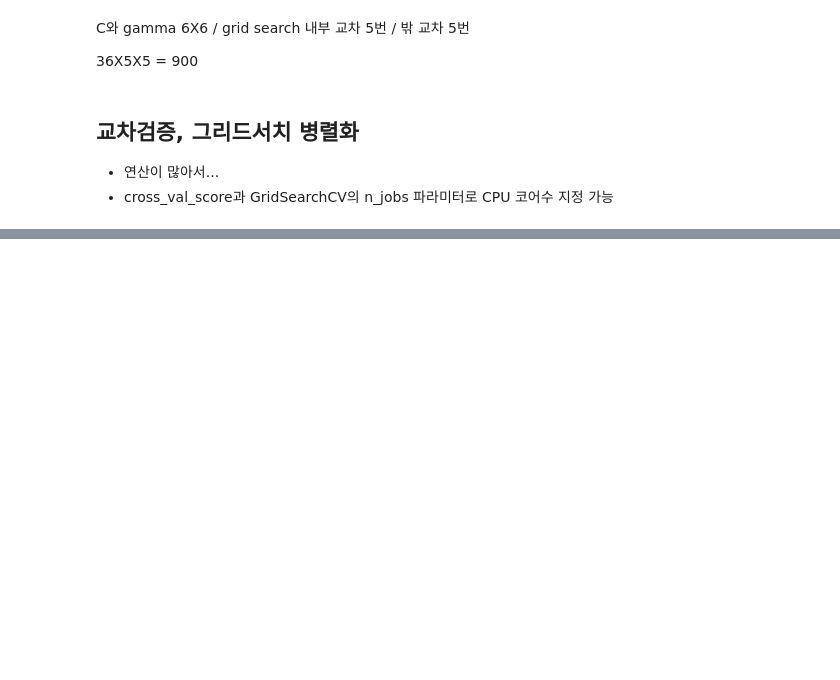
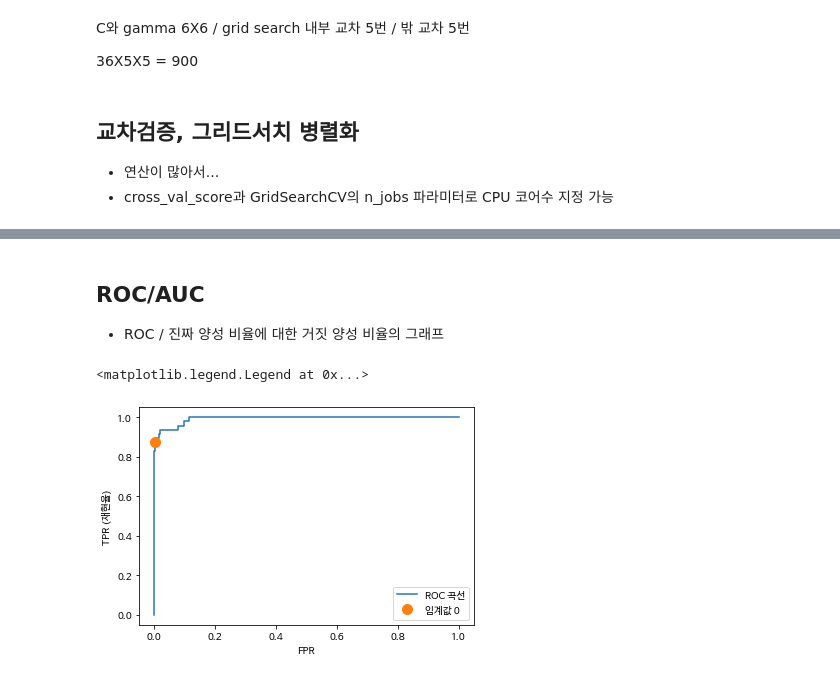
Before and after one commit to comet08/Machine_Learning, a Jupyter notebook: 9주차/ModelEvaluation.ipynb, the cells around one changed output, grey strips where cells are left out. Drawn from its saved outputs; the diff is of its cells as text; code cells hidden in the pictures; blank space fills up the shorter version.

```diff
--- a/9주차/ModelEvaluation.ipynb
+++ b/9주차/ModelEvaluation.ipynb
@@ -510,0 +537,15 @@ C와 gamma 6X6 / grid search 내부 교차 5번 / 밖 교차 5번
+# %%
+from sklearn.tree import DecisionTreeClassifier
+
+dt = DecisionTreeClassifier(max_depth=2).fit(X_train, y_train)
+
+pred_tree = dt.predict(X_test)
+print("결정 트리 점수 : {:.2f}".format(dt.score(X_test, y_test)))
+
+dummy = DummyClassifier(strategy = 'stratified').fit(X_train, y_train)
+print("더미 점수 : {:.2f}".format(dummy.score(X_test, y_test)))
+
+## stratified = 훈련 세트와 같은 비율로 예측
+
+log = LogisticRegression(C=0.1, max_iter=2000).fit(X_train, y_train)
+print("로지스틱 점수 : {:.2f}".format(log.score(X_test, y_test)))
@@ -510,0 +694,21 @@ C와 gamma 6X6 / grid search 내부 교차 5번 / 밖 교차 5번
+# %% [markdown]
+## ROC/AUC
+
+
+- ROC / 진짜 양성 비율에 대한 거짓 양성 비율의 그래프
+# %%
+from sklearn.metrics import roc_curve
+
+fpr, tpr, thresholds = roc_curve(y_test, log.decision_function(X_test))
+
+plt.plot(fpr, tpr, label="ROC 곡선")
+plt.xlabel("FPR")
+plt.ylabel("TPR (재현율)")
+
+close_zero = np.argmin(np.abs(thresholds))
+
+plt.plot(fpr[close_zero], tpr[close_zero], 'o', markersize=10, label="임계값 0")
+plt.legend()
+# %% [output]
+<matplotlib.legend.Legend at 0x...>
+[figure, added]
```
Also changed, not shown: parts of 38 cells of this notebook.
